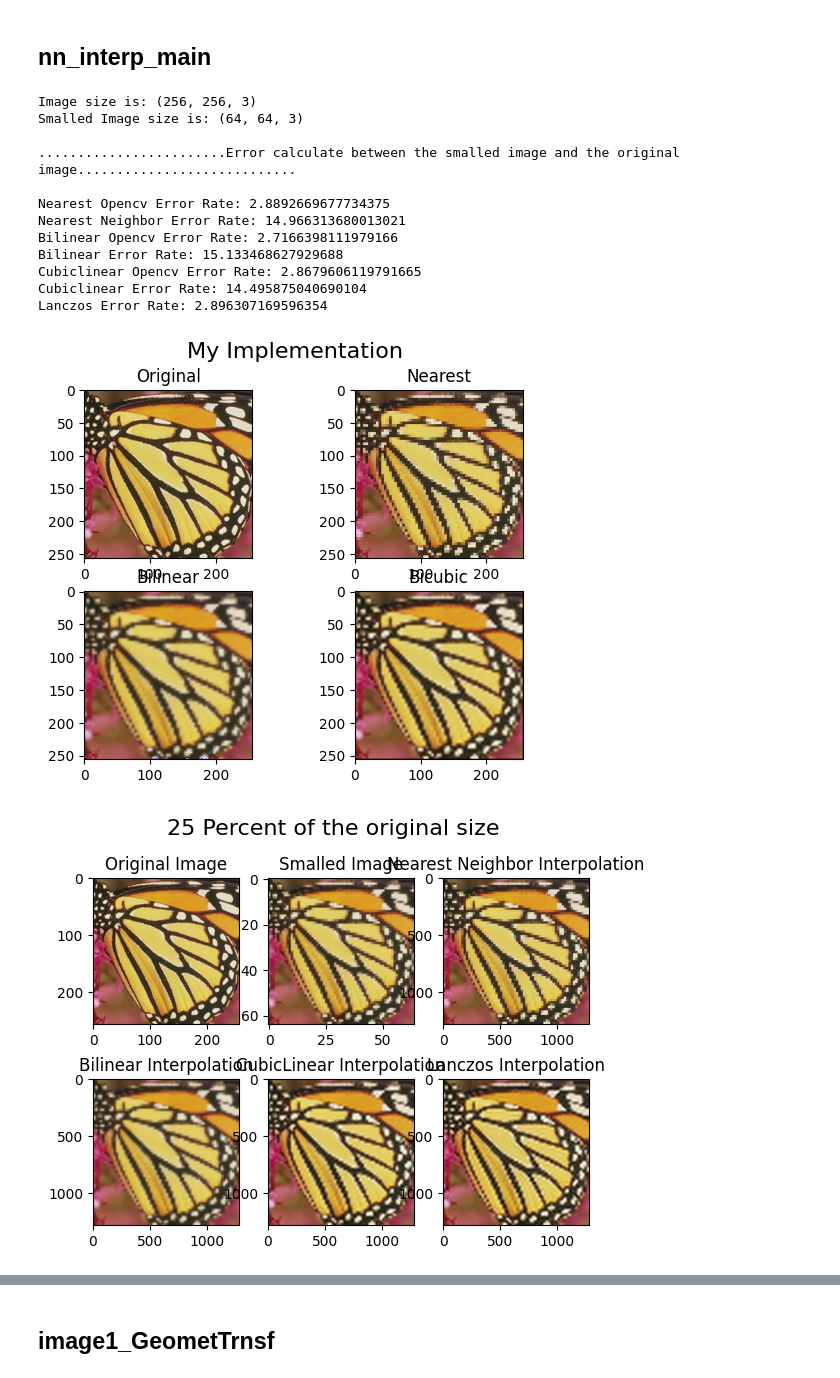
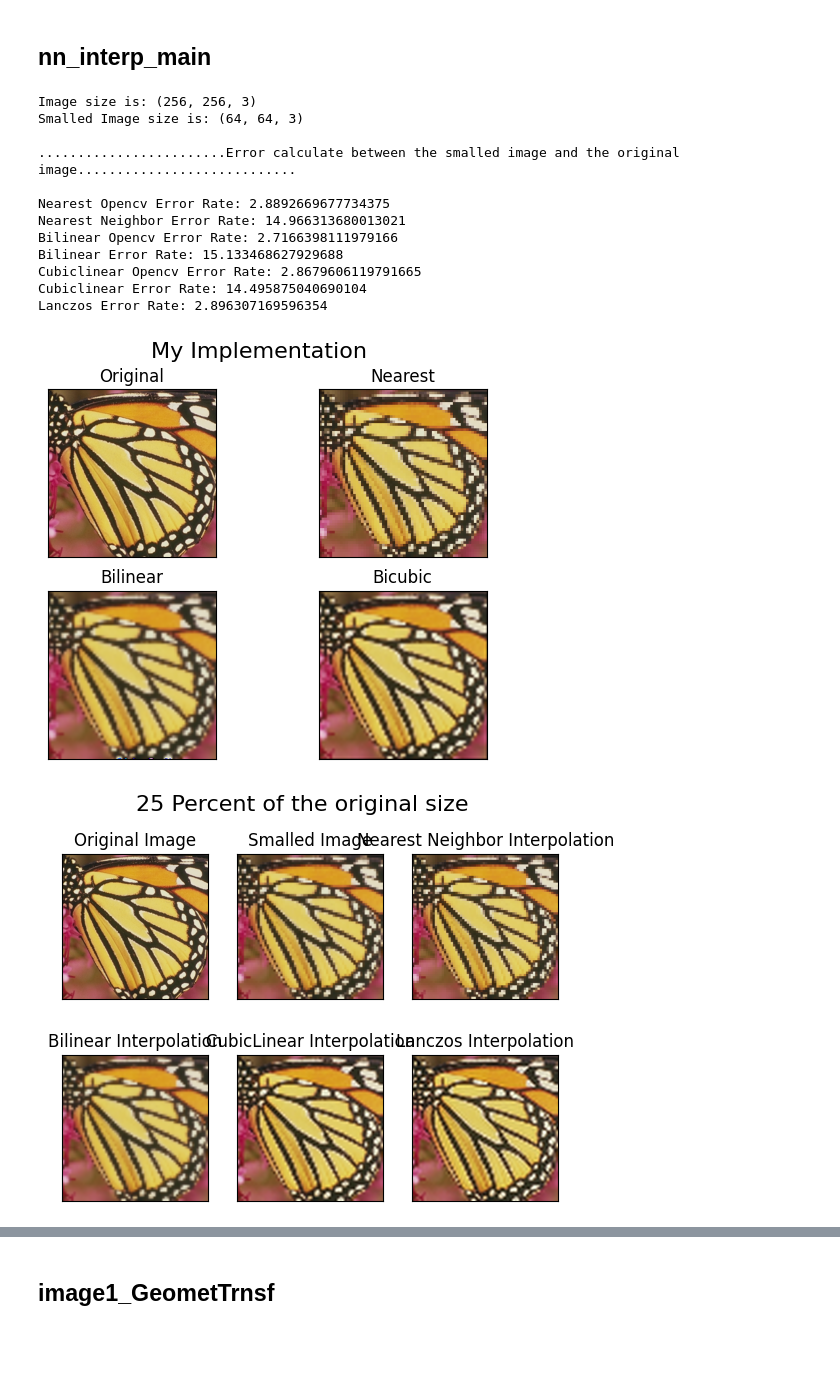
Before and after one commit to akurone/uu-dip-jupyter, a Jupyter notebook: notebooks/hafta04.ipynb, the cells around one changed output, grey strips where cells are left out. Drawn from its saved outputs; the diff is of its cells as text; code cells hidden in the pictures; blank space fills up the shorter version.

```diff
--- a/notebooks/hafta04.ipynb
+++ b/notebooks/hafta04.ipynb
@@ -360,21 +352,33 @@ def show_result(images_list):
 
     axs[0, 0].set_title(titles[0])
     axs[0, 0].imshow(cv2.cvtColor(images[0], cv2.COLOR_BGR2RGB))
+    axs[0, 0].set_xticks([])
+    axs[0, 0].set_yticks([])
 
     axs[0, 1].set_title(titles[1])
     axs[0, 1].imshow(cv2.cvtColor(images[1], cv2.COLOR_BGR2RGB))
+    axs[0, 1].set_xticks([])
+    axs[0, 1].set_yticks([])
 
     axs[0, 2].set_title(titles[2])
     axs[0, 2].imshow(cv2.cvtColor(images[2], cv2.COLOR_BGR2RGB))
+    axs[0, 2].set_xticks([])
+    axs[0, 2].set_yticks([])
 
     axs[1, 0].set_title(titles[3])
     axs[1, 0].imshow(cv2.cvtColor(images[3], cv2.COLOR_BGR2RGB))
+    axs[1, 0].set_xticks([])
+    axs[1, 0].set_yticks([])
 
     axs[1, 1].set_title(titles[4])
     axs[1, 1].imshow(cv2.cvtColor(images[4], cv2.COLOR_BGR2RGB))
+    axs[1, 1].set_xticks([])
+    axs[1, 1].set_yticks([])
 
     axs[1, 2].set_title(titles[5])
     axs[1, 2].imshow(cv2.cvtColor(images[5], cv2.COLOR_BGR2RGB))
+    axs[1, 2].set_xticks([])
+    axs[1, 2].set_yticks([])
 
 
 def result_comparison(error_list, color):
@@ -468,39 +472,44 @@ def main():
 
     axs[0, 0].set_title("Original")
     axs[0, 0].imshow(cv2.cvtColor(img, cv2.COLOR_BGR2RGB))
+    axs[0, 0].set_xticks([])
+    axs[0, 0].set_yticks([])
 
     axs[0, 1].set_title("Nearest")
     axs[0, 1].imshow(cv2.cvtColor(np.array(nn_img_algo), cv2.COLOR_BGR2RGB))
+    axs[0, 1].set_xticks([])
+    axs[0, 1].set_yticks([])
 
     axs[1, 0].set_title("Bilinear")
     axs[1, 0].imshow(cv2.cvtColor(np.array(bil_img_algo), cv2.COLOR_BGR2RGB))
+    axs[1, 0].set_xticks([])
+    axs[1, 0].set_yticks([])
 
     axs[1, 1].set_title("Bicubic")
     axs[1, 1].imshow(cv2.cvtColor(np.array(cubic_img_algo), cv2.COLOR_BGR2RGB))
+    axs[1, 1].set_xticks([])
+    axs[1, 1].set_yticks([])
 
     # plt.grid()
     plt.show()
 
-
-
-
 if __name__ == "__main__":
     main()
 # %% [output]
 Image size is: (256, 256, 3)
 Smalled Image size is: (64, 64, 3)
 
 ........................Error calculate between the smalled image and the original image............................
 
 Nearest Opencv Error Rate: 2.8892669677734375
 Nearest Neighbor Error Rate: 14.966313680013021
 Bilinear Opencv Error Rate: 2.7166398111979166
 Bilinear Error Rate: 15.133468627929688
 Cubiclinear Opencv Error Rate: 2.8679606119791665
 Cubiclinear Error Rate: 14.495875040690104
 Lanczos Error Rate: 2.896307169596354
-[figure, old version]
+[figure, new version]
-[figure, old version]
+[figure, new version]
 [figure]
 # %% [markdown]
 ## image1_GeometTrnsf
```
Also changed, not shown: parts of 1 cell of this notebook, 1 other file.
